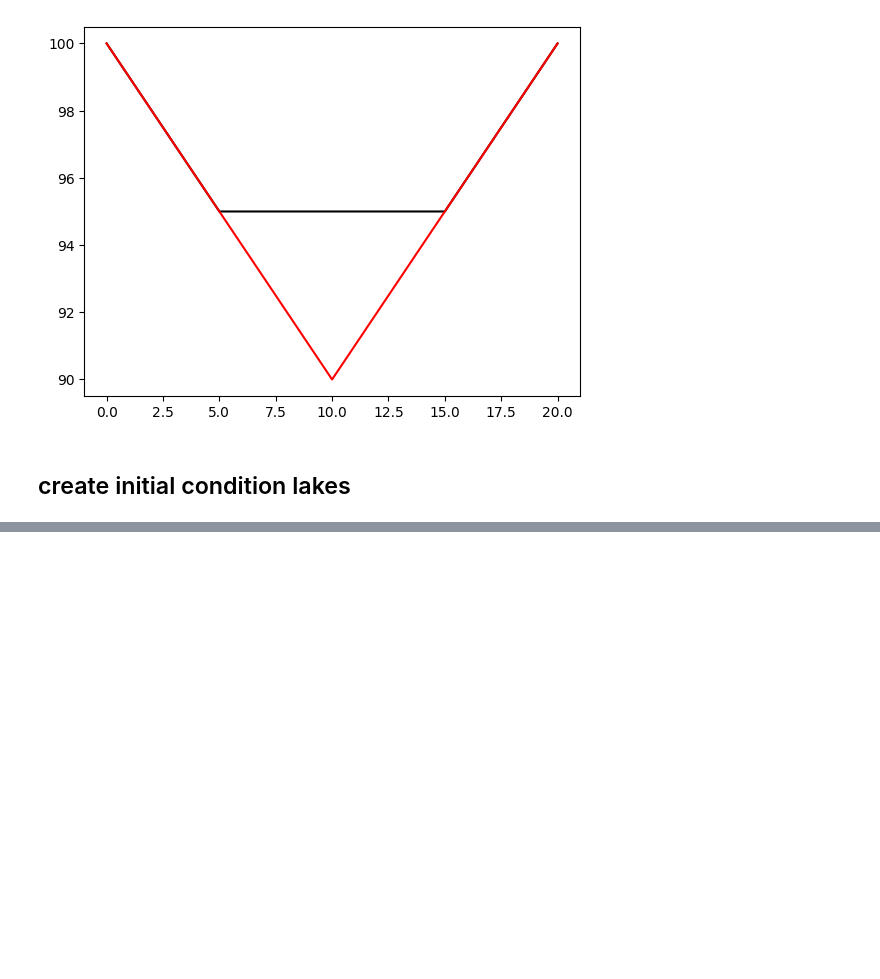
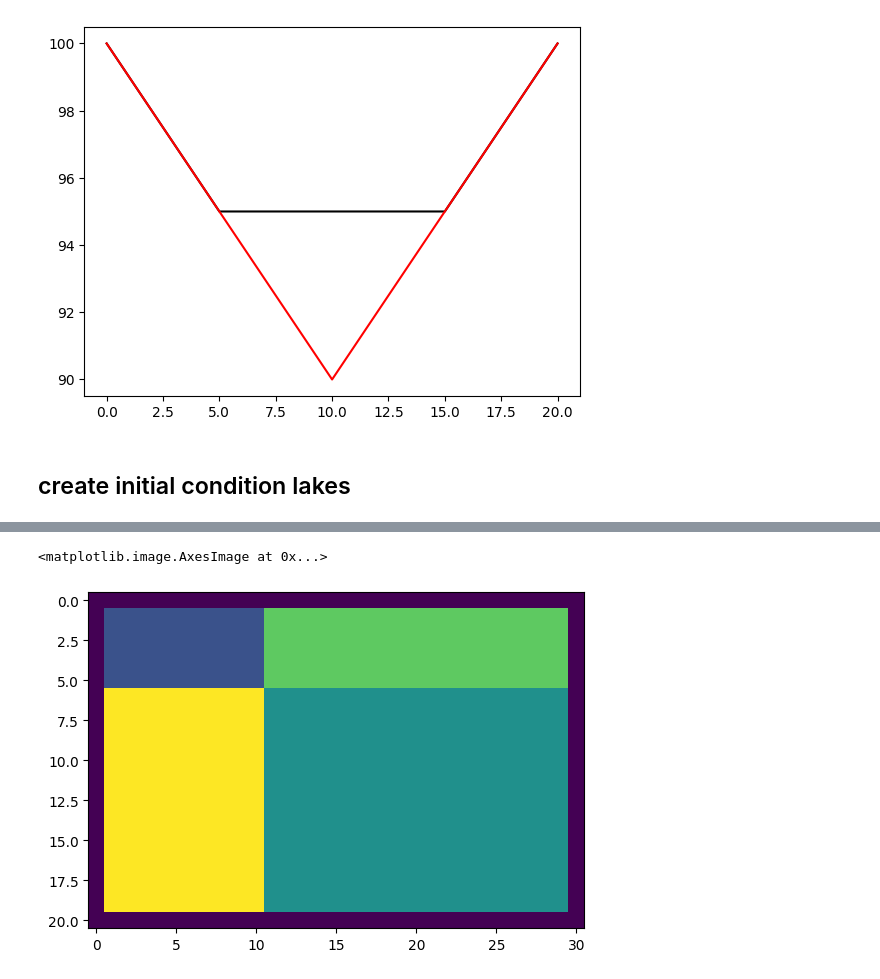
Before and after one commit to AndresQuichimbo/CUWALID-tutorials, a Jupyter notebook: Training/Python/Create_raster_files_samples.ipynb, the cells around one changed output, grey strips where cells are left out. Cells and saved outputs as stored; diff of their text form; code cells hidden in the pictures; blank space fills up the shorter version.

```diff
--- a/Training/Python/Create_raster_files_samples.ipynb
+++ b/Training/Python/Create_raster_files_samples.ipynb
@@ -265,0 +465,5 @@ save_raster(vCHB, fname, dx=1000.0)
+# %%
+plt.imshow(mask)
+# %% [output]
+<matplotlib.image.AxesImage at 0x...>
+[figure, added]
```
Also changed, not shown: parts of 14 cells of this notebook, 2 other files.
